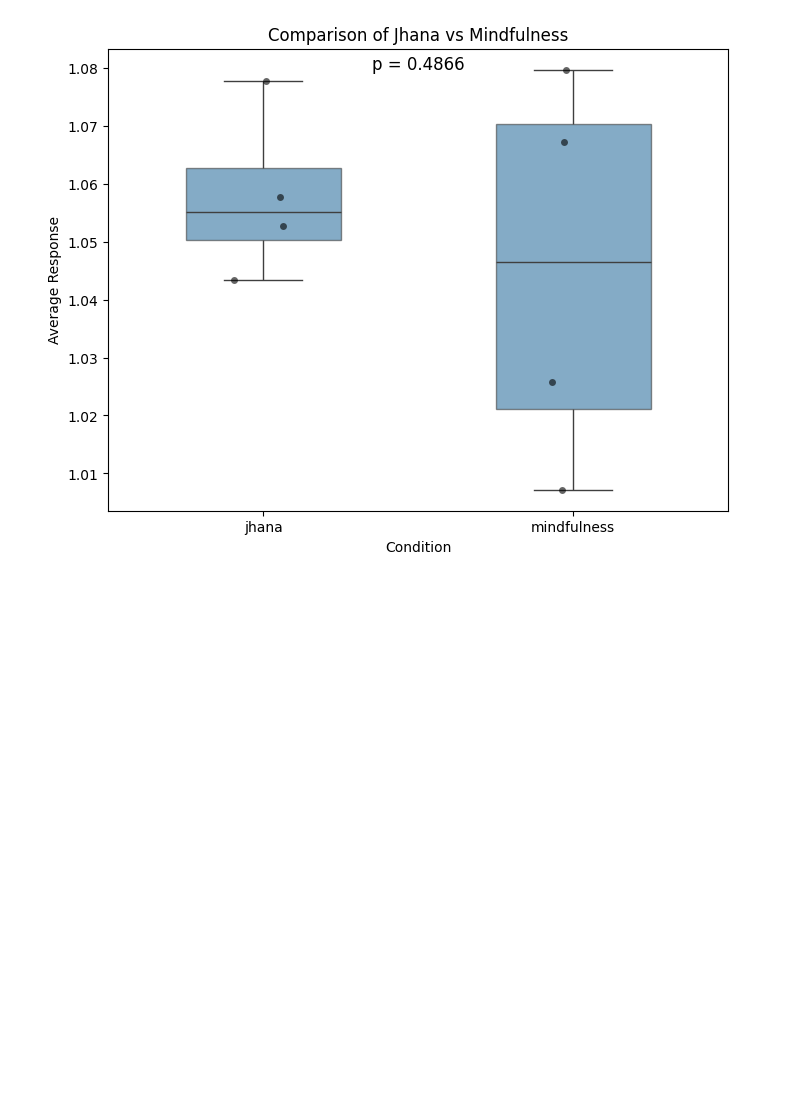
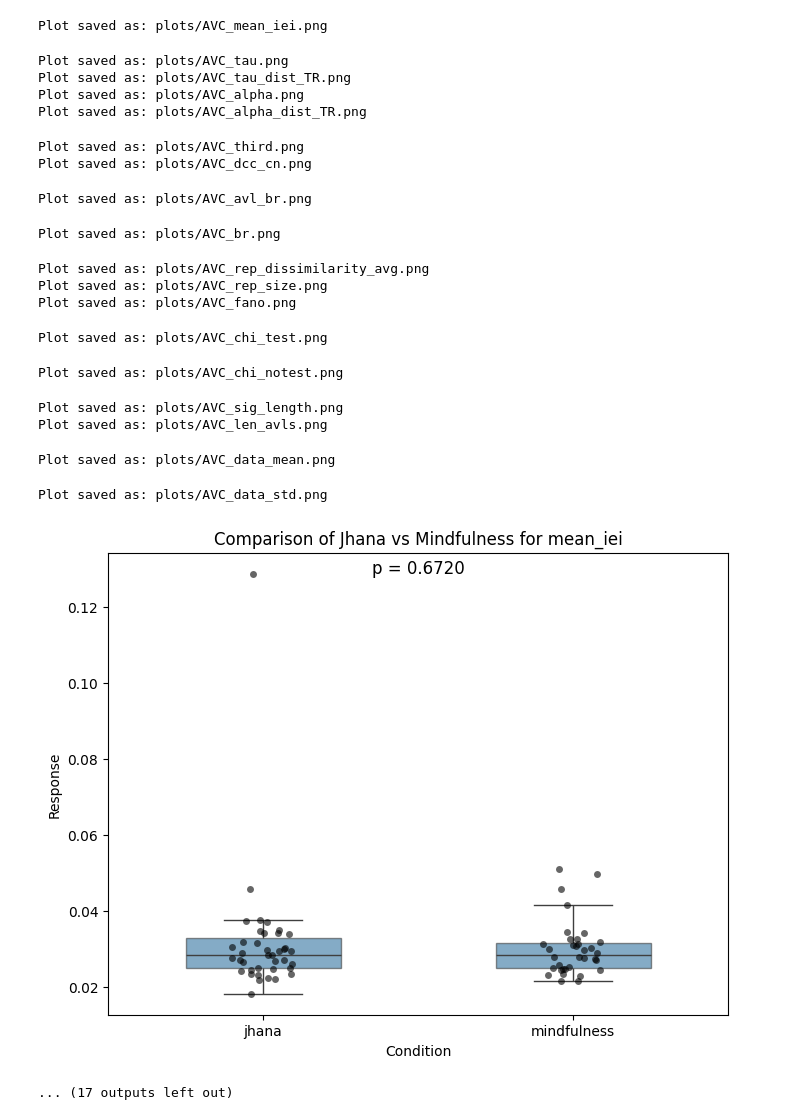
Before and after one commit to jonasmago/Criticality_PCI_Anesthesia, a Jupyter notebook: data/visualization/visualization.ipynb, the cells around one changed output. Cells and saved outputs as stored; diff of their text form; code cells hidden in the pictures; blank space fills up the shorter version.

```diff
--- a/data/visualization/visualization.ipynb
+++ b/data/visualization/visualization.ipynb
@@ -14,38 +10,0 @@ path = paths[0]
-# %%
-# Load the CSV file into a DataFrame
-file_path = "your_file_path_here.csv"  # Replace with your actual file path
-df = pd.read_csv(path)
-
-# Ensure correct data types
-df['sub'] = df['sub'].astype(str)
-df['day'] = df['day'].astype(str)
-df['condition'] = df['condition'].astype(str)
-
-# Compute the mean across the 32 columns per row
-numeric_columns = [str(i) for i in range(32)]
-df['average'] = df[numeric_columns].mean(axis=1)
-
-# ----- HIERARCHICAL LINEAR MODEL -----
-# Mixed Effects Model: 'average' ~ 'condition' + (1 | sub)
-model = smf.mixedlm("average ~ condition", df, groups=df["sub"], re_formula="~1")
-result = model.fit()
-
-# Get p-value
-p_value = result.pvalues["condition[T.mindfulness]"]  # p-value for condition difference
-
-# ----- PLOT: Boxplot with Individual Points -----
-plt.figure(figsize=(8, 6))
-sns.boxplot(x="condition", y="average", data=df, width=0.5, showfliers=False, boxprops=dict(alpha=0.6))
-sns.stripplot(x="condition", y="average", data=df, jitter=True, alpha=0.6, color='black')
-
-# Add p-value text
-plt.text(0.5, df["average"].max(), f'p = {p_value:.4f}', ha='center', fontsize=12)
-
-# Labels
-plt.xlabel("Condition")
-plt.ylabel("Average Response")
-plt.title("Comparison of Jhana vs Mindfulness")
-
-plt.show()
-# %% [output]
-[figure, removed]
@@ -51,0 +98,10 @@ plt.show()
+# %%
+
+exclusions = [('sub2', 'day1', 'mindfulness'),
+              ('sub4', 'day4', 'mindfulness'),
+              ('sub6', 'day1', 'mindfulness'),
+              ('sub7', 'day2', 'mindfulness'),
+              ('sub8', 'day2', 'mindfulness'),
+              ('sub9', 'day1', 'mindfulness'),
+              ('sub9', 'day4', 'jhana'),
+]
@@ -51,0 +111,32 @@ plt.show()
+# %%
+## Avalanches
+path = '../output/AVC/AVC_bin_2.0_iei_0.008.csv'
+df = pd.read_csv(path)
+
+p_val_filtered = analyze_condition_effect(
+    df,
+    column_name='all',
+    exclude_combinations=exclusions,
+    plot_base_name='AVC'
+)
+# %% [output]
+Plot saved as: plots/AVC_mean_iei.png
+Plot saved as: plots/AVC_tau.png
+Plot saved as: plots/AVC_tau_dist_TR.png
+Plot saved as: plots/AVC_alpha.png
+Plot saved as: plots/AVC_alpha_dist_TR.png
+Plot saved as: plots/AVC_third.png
+Plot saved as: plots/AVC_dcc_cn.png
+Plot saved as: plots/AVC_avl_br.png
+Plot saved as: plots/AVC_br.png
+Plot saved as: plots/AVC_rep_dissimilarity_avg.png
+Plot saved as: plots/AVC_rep_size.png
+Plot saved as: plots/AVC_fano.png
+Plot saved as: plots/AVC_chi_test.png
+Plot saved as: plots/AVC_chi_notest.png
+Plot saved as: plots/AVC_sig_length.png
+Plot saved as: plots/AVC_len_avls.png
+Plot saved as: plots/AVC_data_mean.png
+Plot saved as: plots/AVC_data_std.png
+[figure, added]
+... (17 outputs left out)
```
Also changed, not shown: parts of 9 cells of this notebook, 6 other files.
